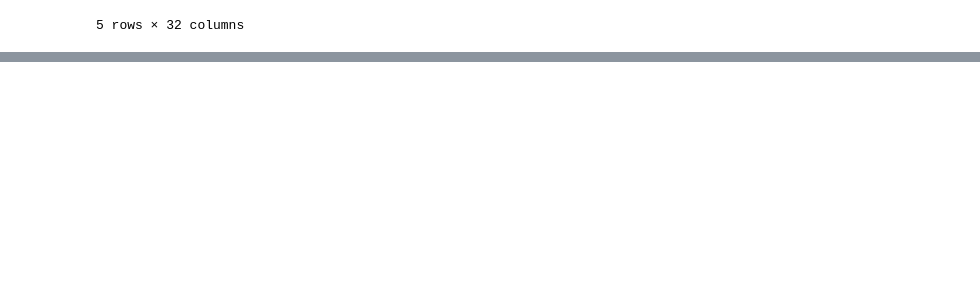
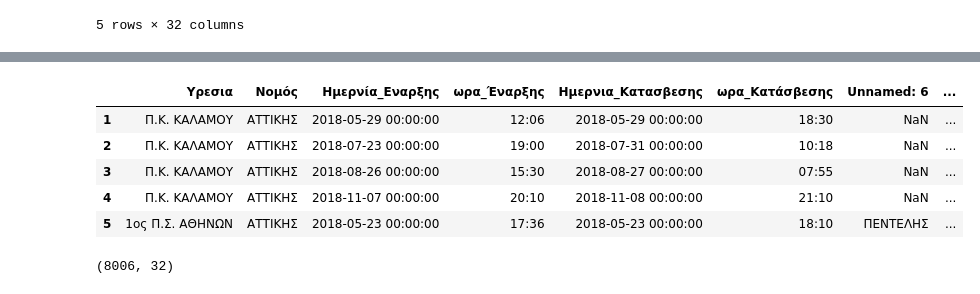
Before and after one commit to kosmaspanag/data-studio-projects, a Jupyter notebook: Weekly projects/Fires_in Greece/Fires in Greece.ipynb, the cells around one changed output, grey strips where cells are left out. Saved outputs shown, nothing was run; the diff lists cells and outputs as text; code cells hidden in the pictures; blank space fills up the shorter version.

```diff
--- a/Weekly projects/Fires_in Greece/Fires in Greece.ipynb
+++ b/Weekly projects/Fires_in Greece/Fires in Greece.ipynb
@@ -29,0 +122,15 @@ df.head()
+# %%
+df = df.drop(['0'])
+# %%
+df.head()
+# %% [output]
+|  | Υρεσια | Νομός | Ημερνία_Εναρξης | ωρα_Έναρξης | Ημερνια_Κατασβεσης | ωρα_Κατάσβεσης | Unnamed: 6 | ... |
+| 1 | Π.Κ. ΚΑΛΑΜΟΥ | ΑΤΤΙΚΗΣ | 2018-05-29 00:00:00 | 12:06 | 2018-05-29 00:00:00 | 18:30 | NaN | ... |
+| 2 | Π.Κ. ΚΑΛΑΜΟΥ | ΑΤΤΙΚΗΣ | 2018-07-23 00:00:00 | 19:00 | 2018-07-31 00:00:00 | 10:18 | NaN | ... |
+| 3 | Π.Κ. ΚΑΛΑΜΟΥ | ΑΤΤΙΚΗΣ | 2018-08-26 00:00:00 | 15:30 | 2018-08-27 00:00:00 | 07:55 | NaN | ... |
+| 4 | Π.Κ. ΚΑΛΑΜΟΥ | ΑΤΤΙΚΗΣ | 2018-11-07 00:00:00 | 20:10 | 2018-11-08 00:00:00 | 21:10 | NaN | ... |
+| 5 | 1ος Π.Σ. ΑΘΗΝΩΝ | ΑΤΤΙΚΗΣ | 2018-05-23 00:00:00 | 17:36 | 2018-05-23 00:00:00 | 18:10 | ΠΕΝΤΕΛΗΣ | ... |
+# %%
+df.shape
+# %% [output]
+(8006, 32)
```
Also changed, not shown: parts of 25 cells of this notebook, 4 other files.
